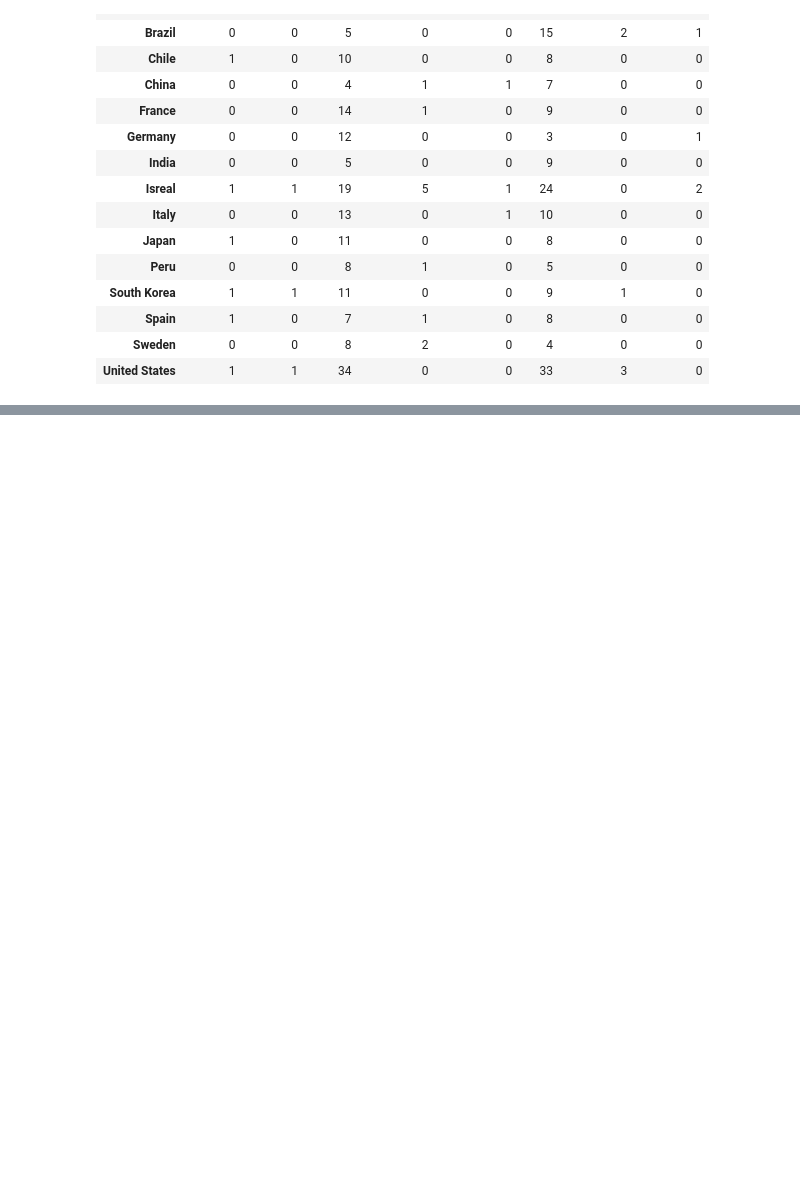
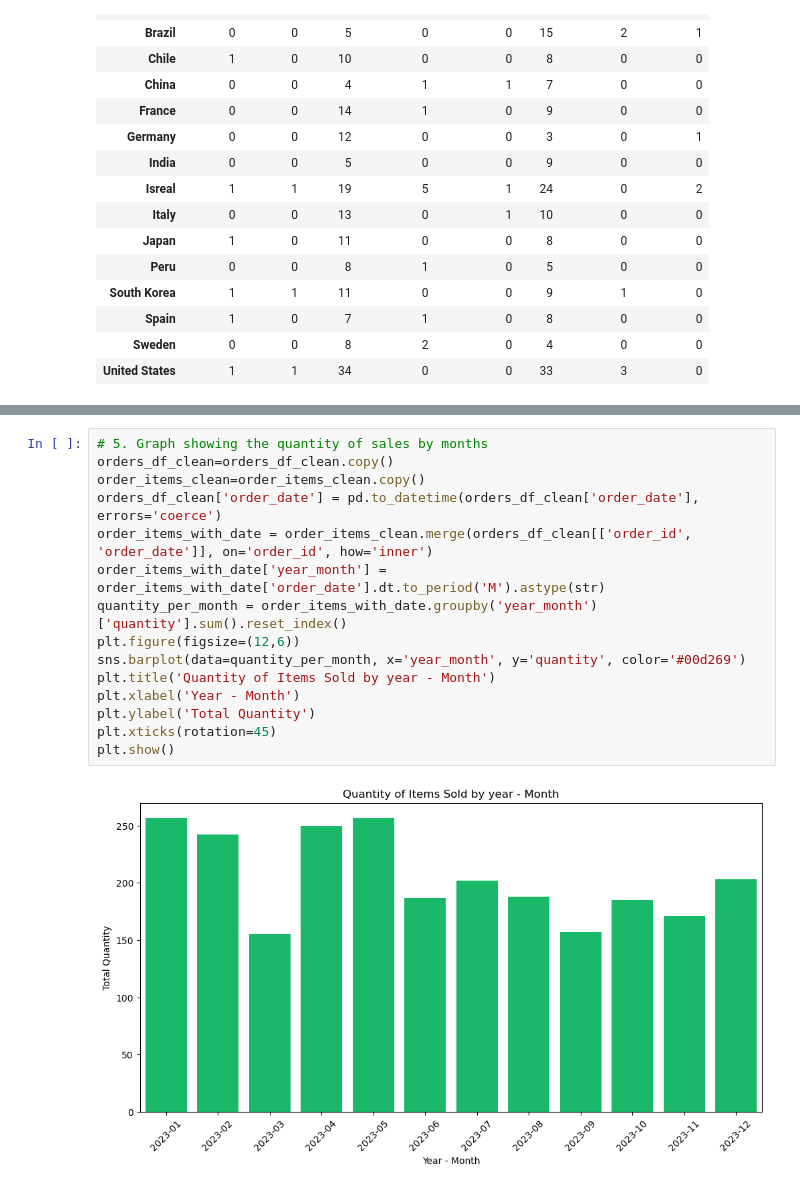
Before and after one commit to ShaniStaretz-ai/dataScience-14-May-25-Exam-b, a Jupyter notebook: Question2.ipynb, the cells around one changed output, grey strips where cells are left out. Drawn from its saved outputs; the diff is of its cells as text; blank space fills up the shorter version.

```diff
--- a/Question2.ipynb
+++ b/Question2.ipynb
@@ -99,0 +144,17 @@ pd.pivot_table(
+# %%
+# 5. Graph showing the quantity of sales by months
+orders_df_clean=orders_df_clean.copy()
+order_items_clean=order_items_clean.copy()
+orders_df_clean['order_date'] = pd.to_datetime(orders_df_clean['order_date'], errors='coerce')
+order_items_with_date = order_items_clean.merge(orders_df_clean[['order_id', 'order_date']], on='order_id', how='inner')
+order_items_with_date['year_month'] = order_items_with_date['order_date'].dt.to_period('M').astype(str)
+quantity_per_month = order_items_with_date.groupby('year_month')['quantity'].sum().reset_index()
+plt.figure(figsize=(12,6))
+sns.barplot(data=quantity_per_month, x='year_month', y='quantity', color='#00d269')
+plt.title('Quantity of Items Sold by year - Month')
+plt.xlabel('Year - Month')
+plt.ylabel('Total Quantity')
+plt.xticks(rotation=45)
+plt.show()
+# %% [output]
+[figure, added]
```
Also changed, not shown: parts of 7 cells of this notebook, 1 other file.
